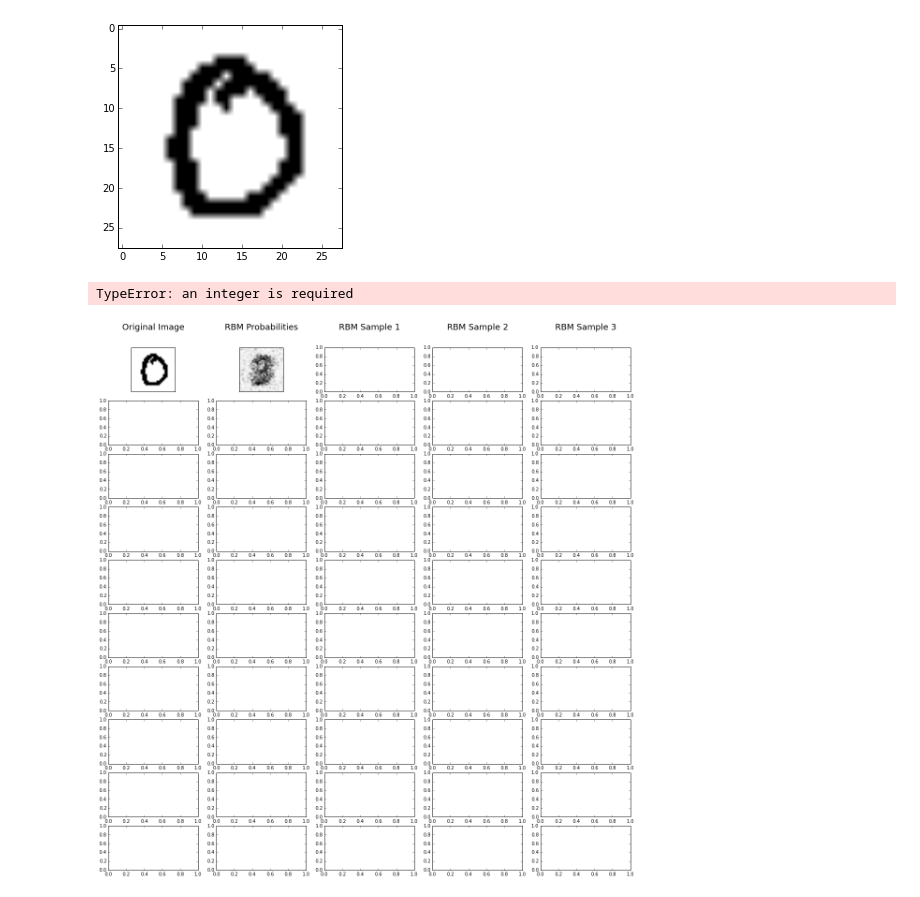
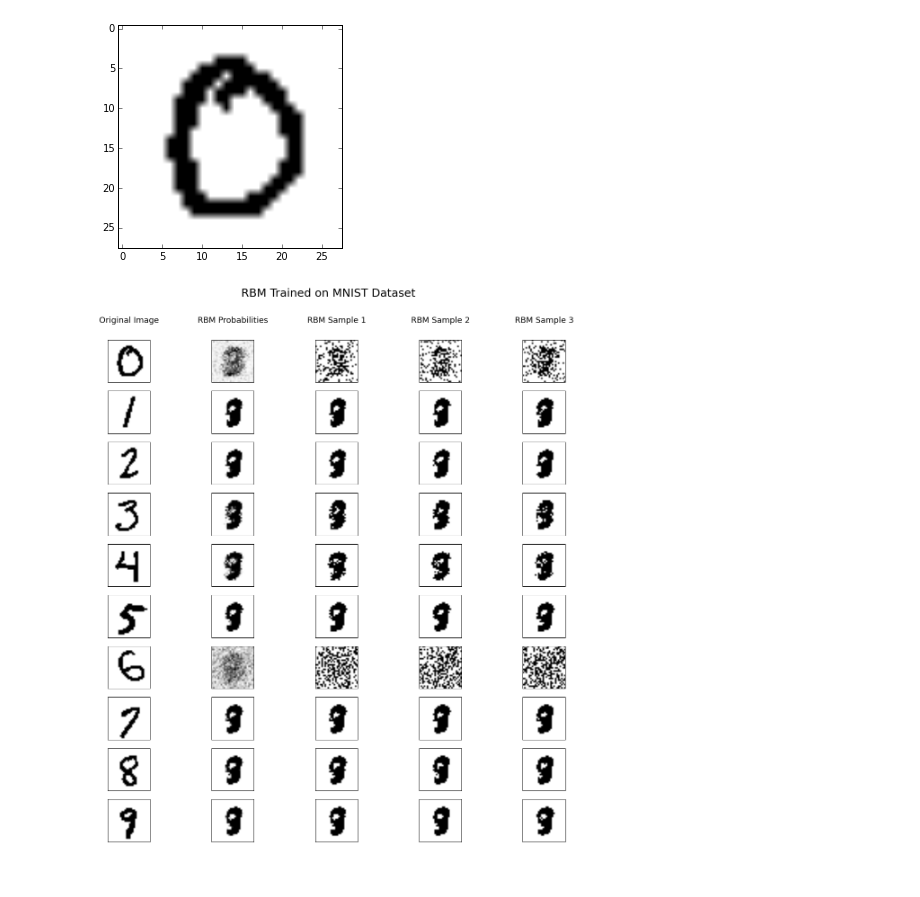
Before and after one commit to huihuifan/RBM-CS51, a Jupyter notebook: RBM_MNIST_angela.ipynb, the cells around one changed output. Drawn from its saved outputs; the diff is of its cells as text; code cells hidden in the pictures.

```diff
--- a/RBM_MNIST_angela.ipynb
+++ b/RBM_MNIST_angela.ipynb
@@ -90,8 +90,5 @@ class RBM(object):
             print("Epoch: ", epoch, ", Error: ", error)
             if epoch == self.num_epochs:
                 return down_probs
-
-    def sample(self, probs):
-        return probs > np.random.rand(self.num_hidden + 1)
 # %%
 visible_units = data_array.shape[1]
@@ -132,34 +129,44 @@ plt.imshow(data_array[11].reshape(28,28), cmap = 'Greys')
 plt.show()
 # %% [output]
 [figure]
+# %%
+def rbm_and_plot(data, num_hidden, epochs, learning_r)
+
+
+visible_units = data_array.shape[1]
+epochs = 100
+hidden_layers = 300
+learning_rate = 0.4
+
+r = RBM(data_array, visible_units, hidden_layers, epochs, learning_rate)
+sample = r.CDk()
+print(r.weights)
 # %%
 f = plt.subplots(10,5, figsize=(20,20))
 f[1][0,0].set_title("Original Image", fontsize=18).set_position([.5, 1.35])
 f[1][0,1].set_title("RBM Probabilities", fontsize=18).set_position([.5, 1.35])
 f[1][0,2].set_title("RBM Sample 1", fontsize=18).set_position([.5, 1.35])
 f[1][0,3].set_title("RBM Sample 2", fontsize=18).set_position([.5, 1.35])
 f[1][0,4].set_title("RBM Sample 3", fontsize=18).set_position([.5, 1.35])
 
 
 images = [11, 12002, 15005, 19005, 28005, 32005, 39007, 43004, 49010, 58030]
 
 for i in xrange(0, 10):
     for j in xrange(0, 5):
         if j == 0:
             f[1][i, j].imshow(data_array[images[i]].reshape(28, 28), cmap="Greys")
         elif j == 1:
             f[1][i, j].imshow(sample[images[i]][1:].reshape(28,28), cmap="Greys")
         else:
             s = sample[images[i]][1:].reshape(28,28)
-            print(s > np.random.rand(s.shape))
-            img = s > np.random.rand(s.shape)
+            img = s > np.random.rand(s.shape[0], s.shape[1])
             f[1][i, j].imshow(img, cmap="Greys")
 
         f[1][i, j].get_xaxis().set_visible(False)
         f[1][i, j].get_yaxis().set_visible(False)
 
 plt.suptitle("RBM Trained on MNIST Dataset", fontsize=25)
 plt.show()
 # %% [output]
-TypeError: an integer is required
-[figure, old version]
+[figure, new version]
```
Also changed, not shown: parts of 1 cell of this notebook.
